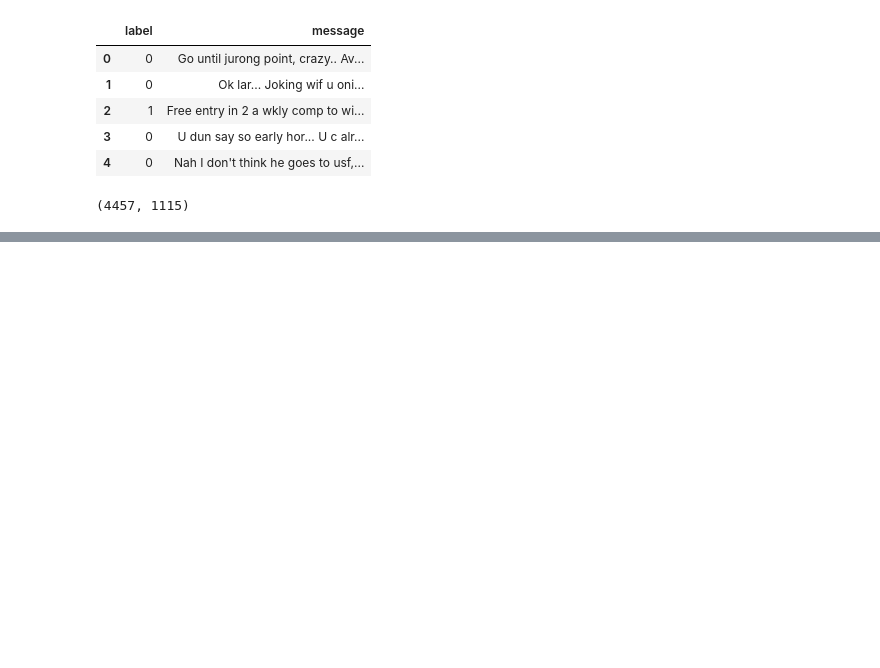
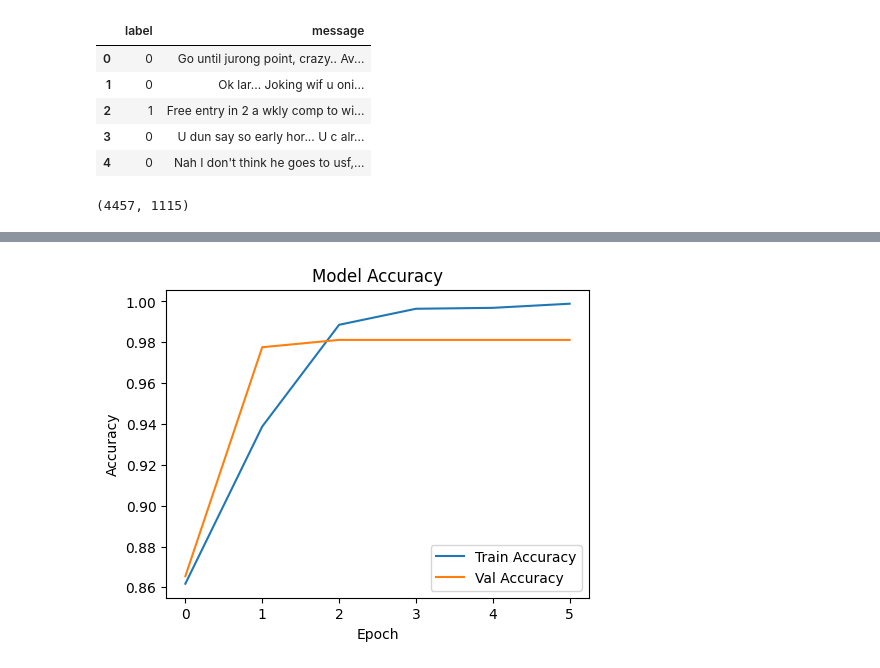
Before and after one commit to shahid9455/iCodeGuru, a Jupyter notebook: SMS_Spam_detection.ipynb, the cells around one changed output, grey strips where cells are left out. Saved outputs shown, nothing was run; the diff lists cells and outputs as text; code cells hidden in the pictures; blank space fills up the shorter version.

```diff
--- a/SMS_Spam_detection.ipynb
+++ b/SMS_Spam_detection.ipynb
@@ -81,3 +69,5 @@ model.add(Dropout(0.5))
 model.add(Dense(1, activation='sigmoid'))
 
 model.compile(optimizer = 'adam',loss = 'binary_crossentropy', metrics = ['accuracy'])
+# %%
+history = model.fit(X_train_tfidf, y_train, epochs=10, batch_size=32, validation_data=(X_test_tfidf, y_test),callbacks=[EarlyStopping(monitor='val_loss', patience=3)])
@@ -83,0 +95,13 @@ model.compile(optimizer = 'adam',loss = 'binary_crossentropy', metrics = ['accur
+# %%
+plt.figure(figsize=(12, 4))
+plt.subplot(1, 2, 1)
+plt.plot(history.history['accuracy'], label='Train Accuracy')
+plt.plot(history.history['val_accuracy'], label='Val Accuracy')
+plt.title('Model Accuracy')
+plt.xlabel('Epoch')
+plt.ylabel('Accuracy')
+plt.legend()
+
+plt.show()
+# %% [output]
+[figure, added]
```
Also changed, not shown: parts of 10 cells of this notebook.
